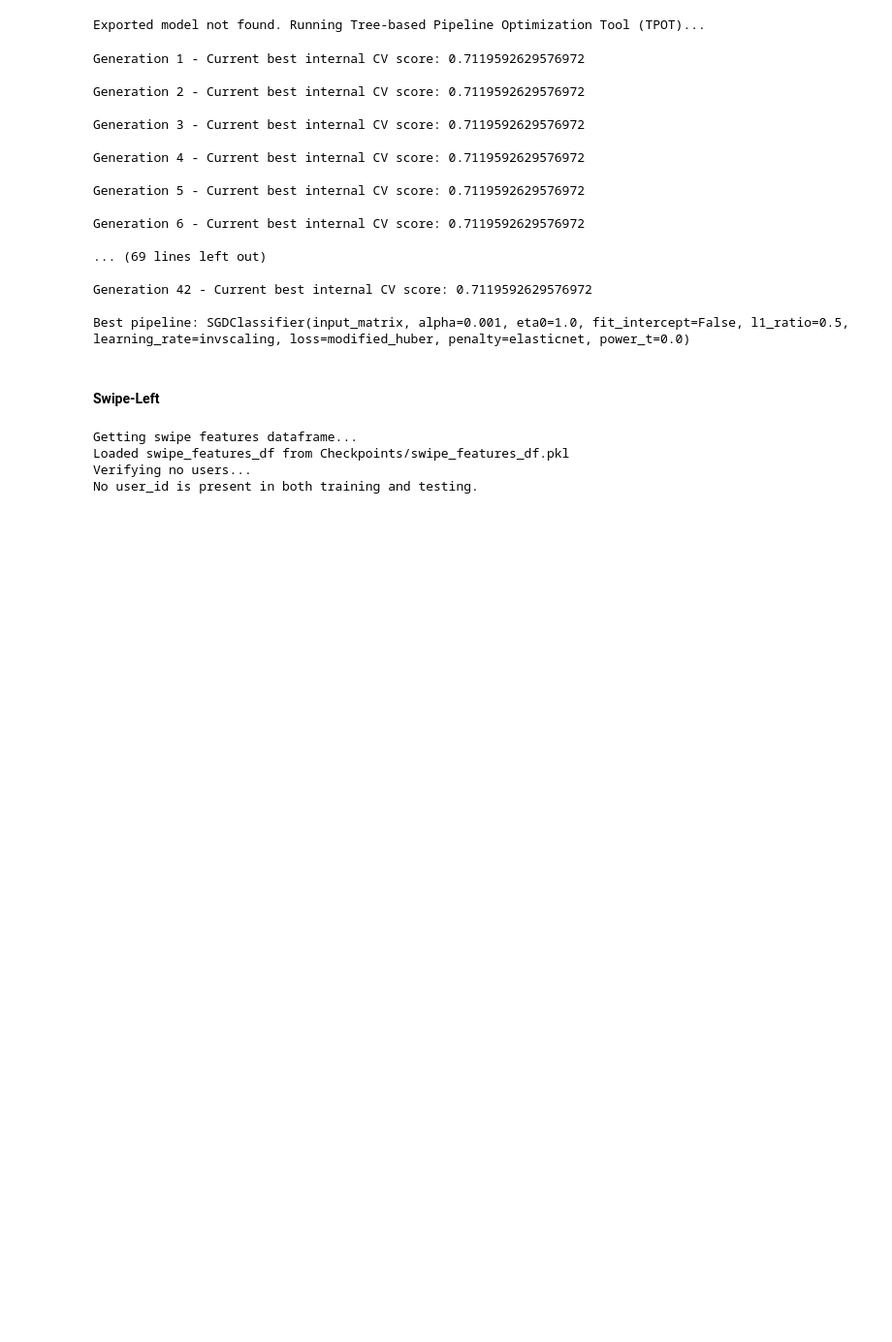
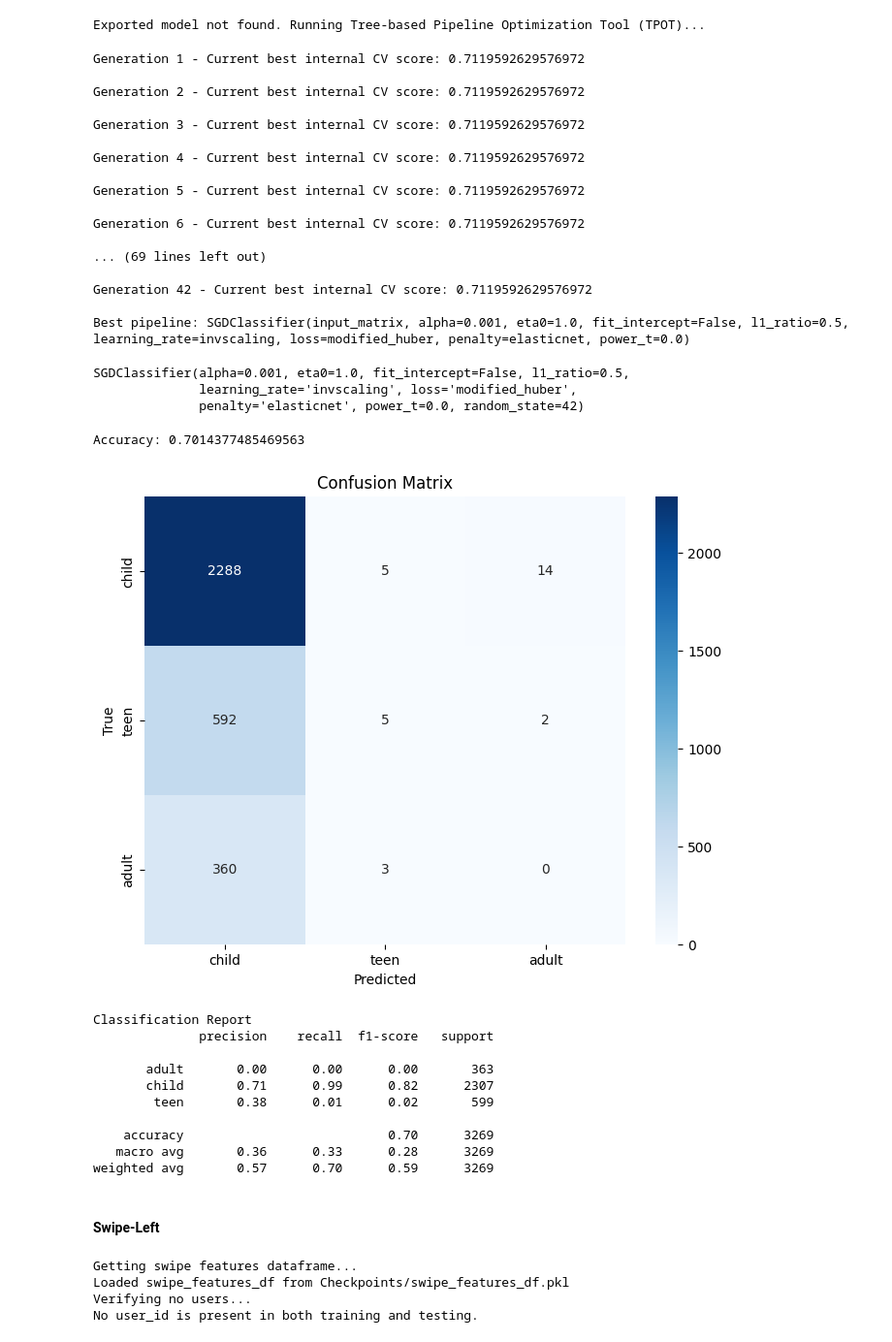
Before and after one commit to tbirms/ChildSafetyProject, a Jupyter notebook: Notebooks/age-group-classification-parallel-fusion.ipynb, the cells around one changed output. Shown at 97% size. Drawn from its saved outputs; the diff is of its cells as text; code cells hidden in the pictures; blank space fills up the shorter version.

```diff
--- a/Notebooks/age-group-classification-parallel-fusion.ipynb
+++ b/Notebooks/age-group-classification-parallel-fusion.ipynb
@@ -3577,6 +3635,58 @@ Generation 6 - Current best internal CV score: 0.7119592629576972
 Generation 42 - Current best internal CV score: 0.7119592629576972
 
 Best pipeline: SGDClassifier(input_matrix, alpha=0.001, eta0=1.0, fit_intercept=False, l1_ratio=0.5, learning_rate=invscaling, loss=modified_huber, penalty=elasticnet, power_t=0.0)
+# %%
+# define optimal model
+from sklearn.linear_model import SGDClassifier
+
+
+def get_swipe_down_phone_best_model():
+
+    # Average CV score on the training set was: 0.7119592629576972
+    exported_pipeline = SGDClassifier(
+        alpha=0.001,
+        eta0=1.0,
+        fit_intercept=False,
+        l1_ratio=0.5,
+        learning_rate="invscaling",
+        loss="modified_huber",
+        penalty="elasticnet",
+        power_t=0.0
+    )
+    # Fix random state in exported estimator
+    if hasattr(exported_pipeline, 'random_state'):
+        setattr(exported_pipeline, 'random_state', 42)
+
+    return exported_pipeline
+# %%
+# fit optimal model
+model = get_swipe_down_phone_best_model()
+model.fit(X_train, y_train)
+# %% [output]
+SGDClassifier(alpha=0.001, eta0=1.0, fit_intercept=False, l1_ratio=0.5,
+              learning_rate='invscaling', loss='modified_huber',
+              penalty='elasticnet', power_t=0.0, random_state=42)
+# %%
+# generate predictions from test data
+y_pred = model.predict(X_test)
+# %%
+# analyze optimal model
+show_accuracy(y_test, y_pred)
+show_confusion_matrix(y_test, y_pred)
+show_classification_report(y_test, y_pred)
+# %% [output]
+Accuracy: 0.7014377485469563
+[figure, added]
+Classification Report
+              precision    recall  f1-score   support
+
+       adult       0.00      0.00      0.00       363
+       child       0.71      0.99      0.82      2307
+        teen       0.38      0.01      0.02       599
+
+    accuracy                           0.70      3269
+   macro avg       0.36      0.33      0.28      3269
+weighted avg       0.57      0.70      0.59      3269
 # %% [markdown]
 #### Swipe-Left
 # %%
```
Also changed, not shown: parts of 28 cells of this notebook.
